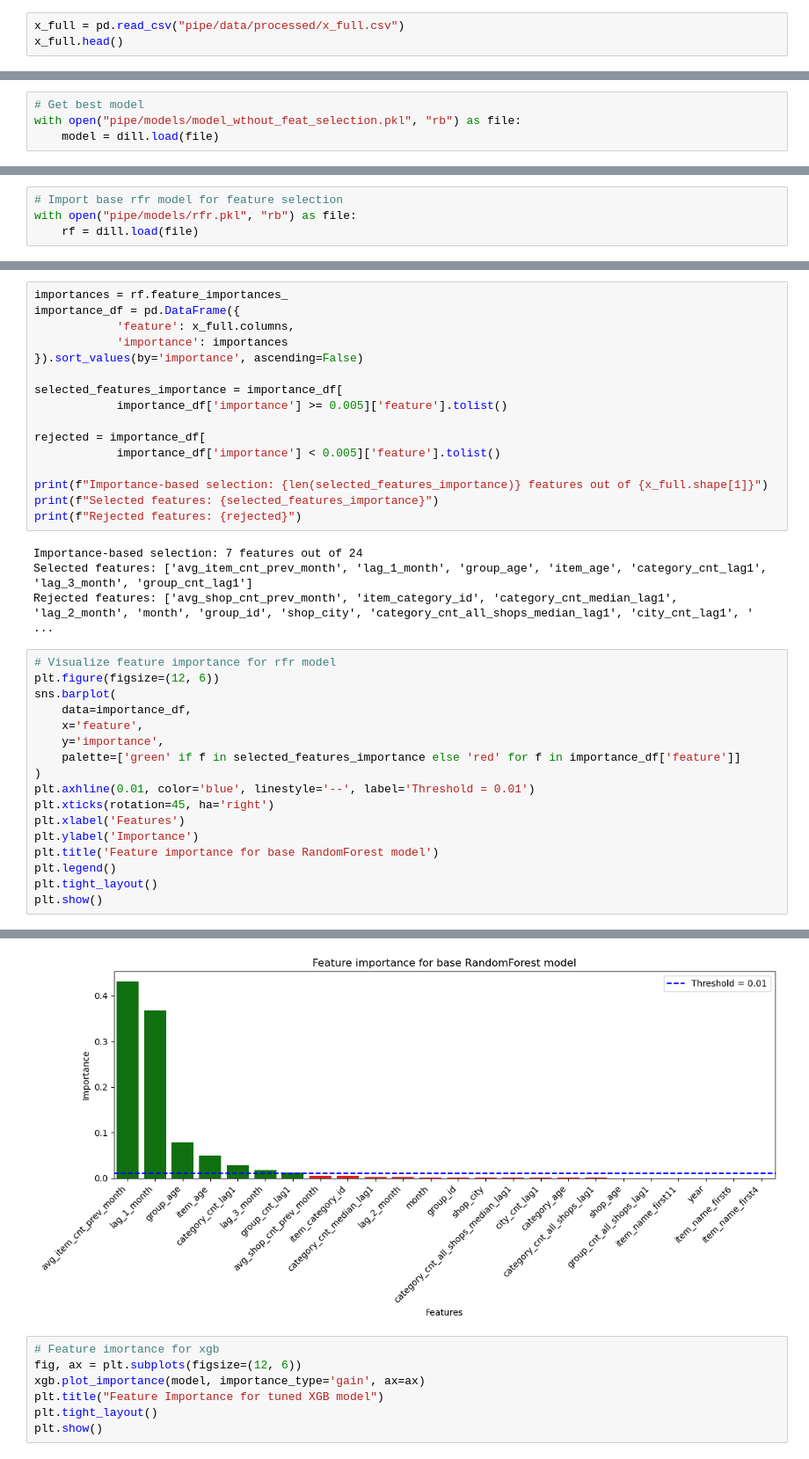
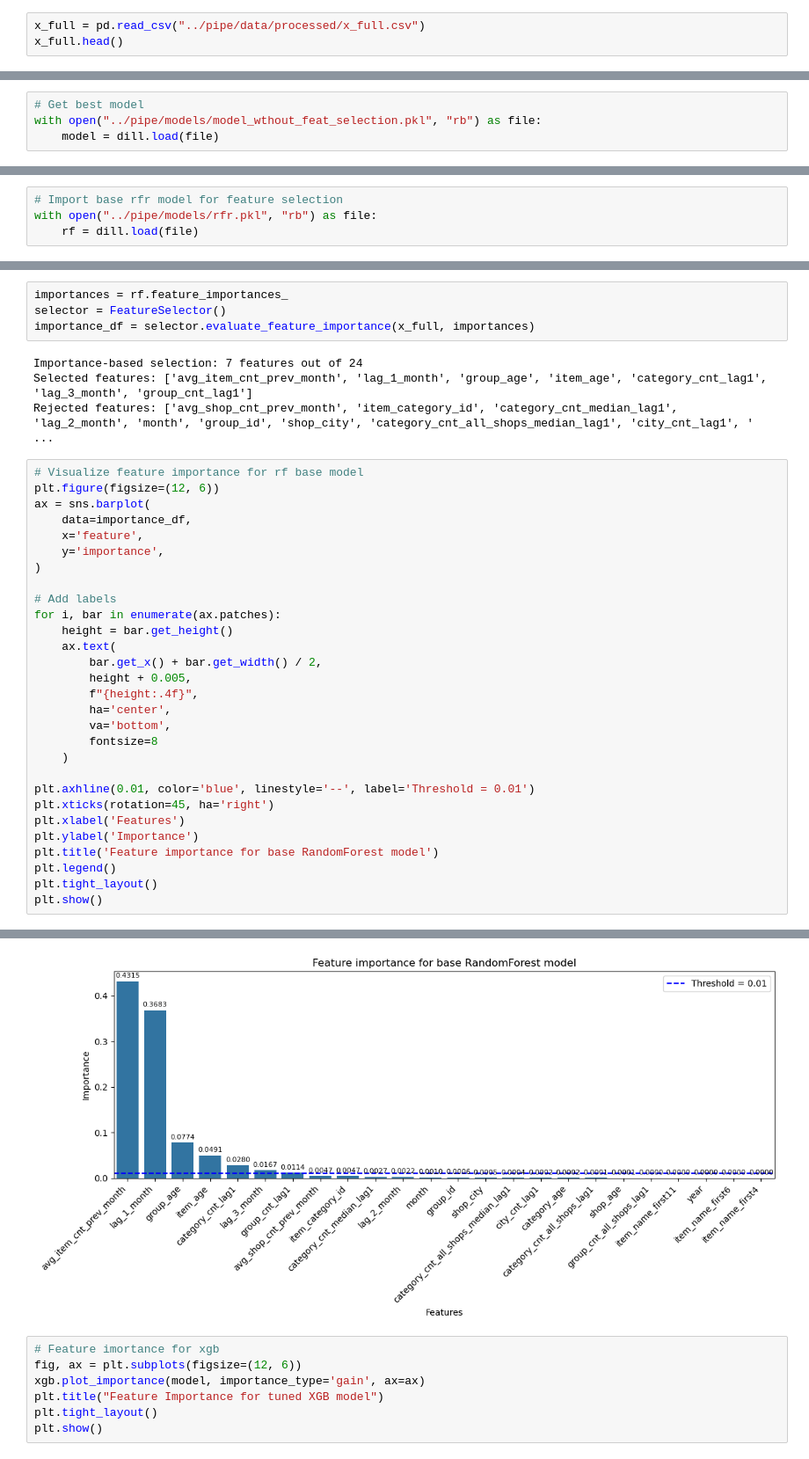
Before and after one commit to katsiarynashymchonak-trainee/ds-practice, a Jupyter notebook: notebooks/Feature analysis.ipynb, the cells around one changed output, grey strips where cells are left out. Shown at 88% size. Saved outputs shown, nothing was run; the diff lists cells and outputs as text.

```diff
--- a/notebooks/Feature analysis.ipynb
+++ b/notebooks/Feature analysis.ipynb
@@ -18,5 +24,5 @@ import shap
 # %%
-x_full = pd.read_csv("pipe/data/processed/x_full.csv")
+x_full = pd.read_csv("../pipe/data/processed/x_full.csv")
 x_full.head()
 # %% [output]
 |  | lag_1_month | lag_2_month | lag_3_month | avg_item_cnt_prev_month | avg_shop_cnt_prev_month | month | year | ... |
@@ -112,6 +162,6 @@ Some features like item_name_firstx are strongly correlated with each other. ite
 ## Feature importance
 # %%
 # Get best model
-with open("pipe/models/model_wthout_feat_selection.pkl", "rb") as file:
+with open("../pipe/models/model_wthout_feat_selection.pkl", "rb") as file:
     model = dill.load(file)
 # %%
@@ -166,6 +235,6 @@ max    1.000000e+00
 # %%
 # Import base rfr model for feature selection
-with open("pipe/models/rfr.pkl", "rb") as file:
+with open("../pipe/models/rfr.pkl", "rb") as file:
     rf = dill.load(file)
 # %%
 x_full.shape
@@ -173,33 +242,33 @@ x_full.shape
 (1363322, 24)
 # %%
 importances = rf.feature_importances_
-importance_df = pd.DataFrame({
-            'feature': x_full.columns,
-            'importance': importances
-}).sort_values(by='importance', ascending=False)
-
-selected_features_importance = importance_df[
-            importance_df['importance'] >= 0.005]['feature'].tolist()
-
-rejected = importance_df[
-            importance_df['importance'] < 0.005]['feature'].tolist()
-
-print(f"Importance-based selection: {len(selected_features_importance)} features out of {x_full.shape[1]}")
-print(f"Selected features: {selected_features_importance}")
-print(f"Rejected features: {rejected}")
+selector = FeatureSelector()
+importance_df = selector.evaluate_feature_importance(x_full, importances)
 # %% [output]
 Importance-based selection: 7 features out of 24
 Selected features: ['avg_item_cnt_prev_month', 'lag_1_month', 'group_age', 'item_age', 'category_cnt_lag1', 'lag_3_month', 'group_cnt_lag1']
 Rejected features: ['avg_shop_cnt_prev_month', 'item_category_id', 'category_cnt_median_lag1', 'lag_2_month', 'month', 'group_id', 'shop_city', 'category_cnt_all_shops_median_lag1', 'city_cnt_lag1', ' ...
 # %%
-# Visualize feature importance for rfr model
+# Visualize feature importance for rf base model
 plt.figure(figsize=(12, 6))
-sns.barplot(
+ax = sns.barplot(
     data=importance_df,
     x='feature',
     y='importance',
-    palette=['green' if f in selected_features_importance else 'red' for f in importance_df['feature']]
 )
+
+# Add labels
+for i, bar in enumerate(ax.patches):
+    height = bar.get_height()
+    ax.text(
+        bar.get_x() + bar.get_width() / 2,
+        height + 0.005,
+        f"{height:.4f}",
+        ha='center',
+        va='bottom',
+        fontsize=8
+    )
+
 plt.axhline(0.01, color='blue', linestyle='--', label='Threshold = 0.01')
 plt.xticks(rotation=45, ha='right')
 plt.xlabel('Features')
@@ -215,4 +281,4 @@ Passing `palette` without assigning `hue` is deprecated and will be removed in v
-[figure, old version]
+[figure, new version]
 # %%
 # Feature imortance for xgb
 fig, ax = plt.subplots(figsize=(12, 6))
```
Also changed, not shown: parts of 59 cells of this notebook, 7 other files.
